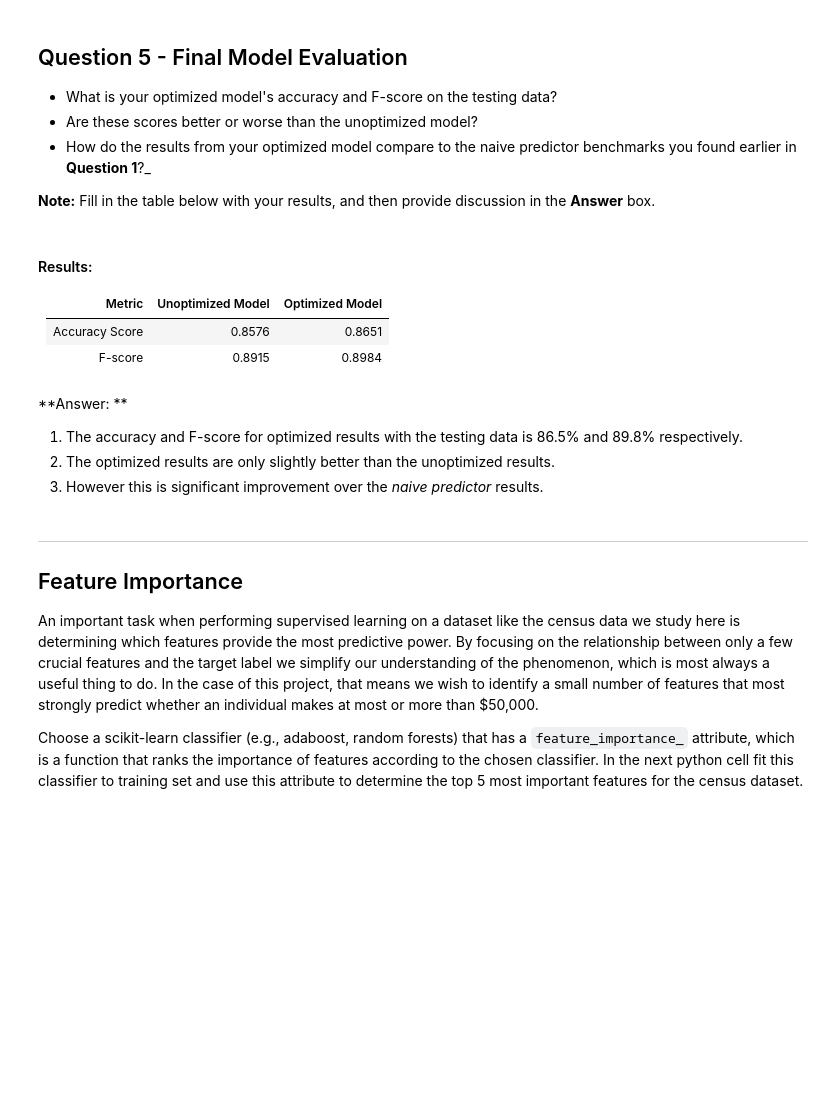
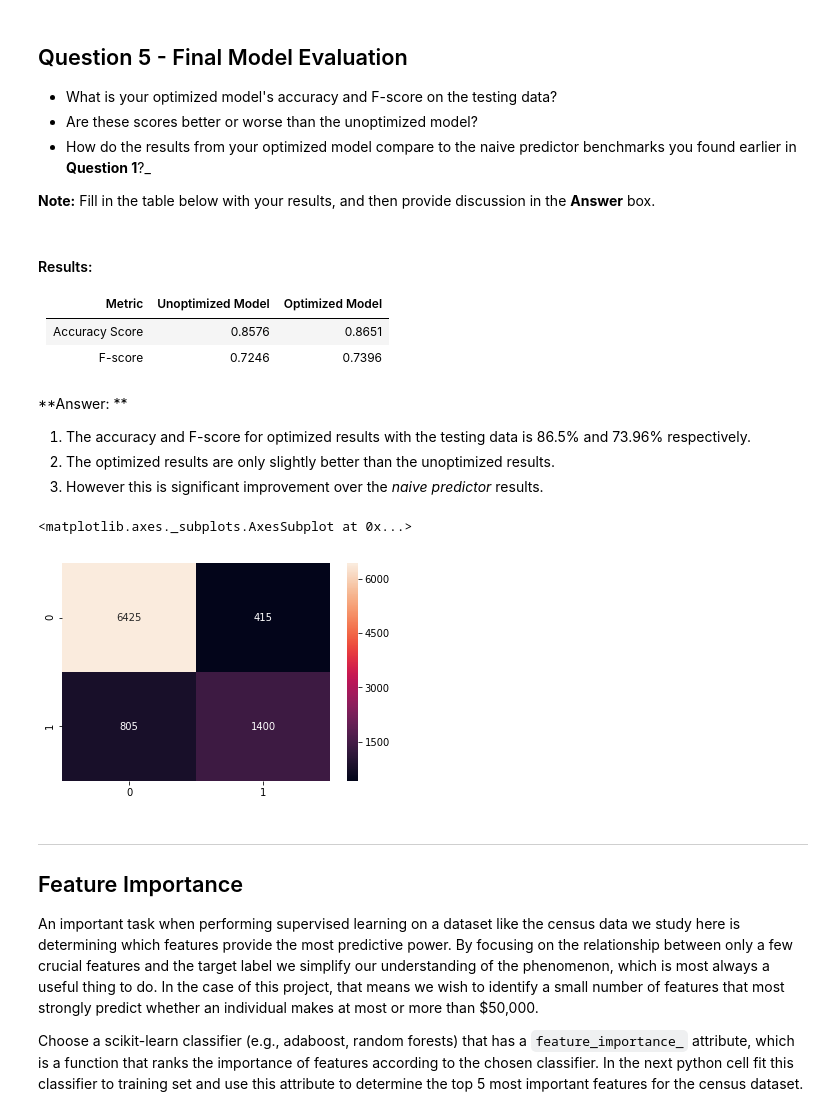
Before and after one commit to akhi2908/finding_donors, a Jupyter notebook: finding_donors.ipynb, the cells around one changed output. Saved outputs shown, nothing was run; the diff lists cells and outputs as text; code cells hidden in the pictures; blank space fills up the shorter version.

Commit message:
submission after 2nd review

```diff
--- a/finding_donors.ipynb
+++ b/finding_donors.ipynb
@@ -622,22 +641,22 @@ scorer = make_scorer(fbeta_score, beta=0.5)
 grid_obj = grid_search.GridSearchCV(clf, parameters, scoring=scorer)
 
 # TODO: Fit the grid search object to the training data and find the optimal parameters using fit()
-grid_fit = grid_obj.fit(X_train,y_train['income<=50K'])
+grid_fit = grid_obj.fit(X_train,y_train)
 
 # Get the estimator
 best_clf = grid_fit.best_estimator_
 
 # Make predictions using the unoptimized and model
-predictions = (clf.fit(X_train, y_train['income<=50K'])).predict(X_test)
+predictions = (clf.fit(X_train, y_train)).predict(X_test)
 best_predictions = best_clf.predict(X_test)
 
 # Report the before-and-afterscores
 print "Unoptimized model\n------"
-print "Accuracy score on testing data: {:.4f}".format(accuracy_score(y_test['income<=50K'], predictions))
-print "F-score on testing data: {:.4f}".format(fbeta_score(y_test['income<=50K'], predictions, beta = 0.5))
+print "Accuracy score on testing data: {:.4f}".format(accuracy_score(y_test, predictions))
+print "F-score on testing data: {:.4f}".format(fbeta_score(y_test, predictions, beta = 0.5))
 print "\nOptimized Model\n------"
-print "Final accuracy score on the testing data: {:.4f}".format(accuracy_score(y_test['income<=50K'], best_predictions))
-print "Final F-score on the testing data: {:.4f}".format(fbeta_score(y_test['income<=50K'], best_predictions, beta = 0.5))
+print "Final accuracy score on the testing data: {:.4f}".format(accuracy_score(y_test, best_predictions))
+print "Final F-score on the testing data: {:.4f}".format(fbeta_score(y_test, best_predictions, beta = 0.5))
 # %% [output]
 Unoptimized model
 ------
@@ -662,10 +681,22 @@ Final F-score on the testing data: 0.8984
 |     Metric     | Unoptimized Model | Optimized Model |
 | :------------: | :---------------: | :-------------: |
 | Accuracy Score |      0.8576       |   0.8651        |
-| F-score        |      0.8915       |   0.8984        |
+| F-score        |      0.7246       |   0.7396        |
 # %% [markdown]
 **Answer: **
 
-1. The accuracy and F-score for optimized results with the testing data is 86.5% and 89.8% respectively.
+1. The accuracy and F-score for optimized results with the testing data is 86.5% and 73.96% respectively.
 2. The optimized results are only slightly better than the unoptimized results.
 3. However this is significant improvement over the *naive predictor* results.
+# %%
+# from review
+
+from sklearn.metrics import confusion_matrix
+import seaborn as sns
+%matplotlib inline
+
+pred = best_clf.predict(X_test)
+sns.heatmap(confusion_matrix(y_test, pred), annot = True, fmt = '')
+# %% [output]
+<matplotlib.axes._subplots.AxesSubplot at 0x...>
+[figure, added]
```
Also changed, not shown: parts of 10 cells of this notebook.
